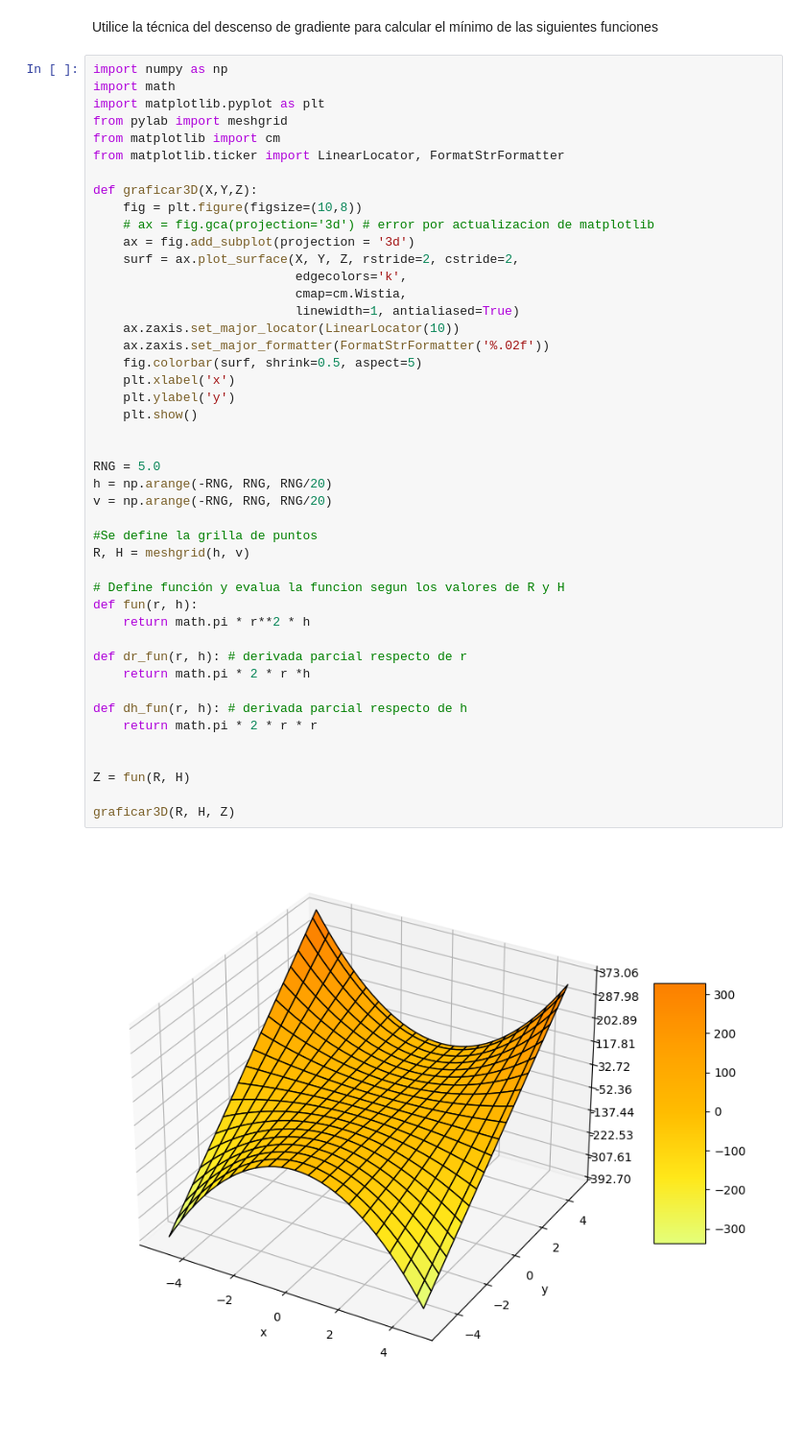
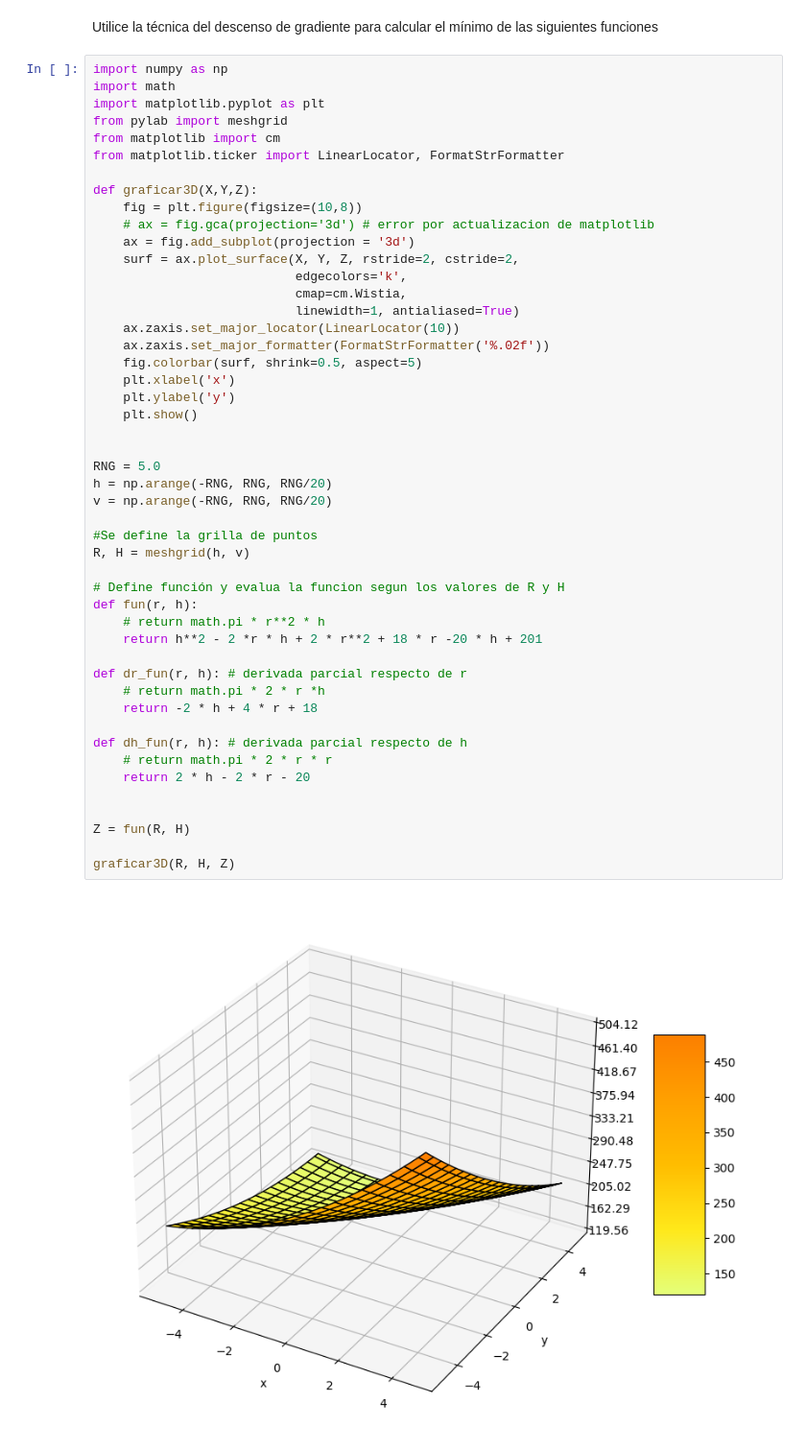
Before and after one commit to santi-nihany/deep-learning, a Jupyter notebook: practica-3/utils/02_gradiente_funcion.ipynb, the cells around one changed output. Shown at 96% size. Saved outputs shown, nothing was run; the diff lists cells and outputs as text; blank space fills up the shorter version.

```diff
--- a/practica-3/utils/02_gradiente_funcion.ipynb
+++ b/practica-3/utils/02_gradiente_funcion.ipynb
@@ -20,37 +20,40 @@ def graficar3D(X,Y,Z):
                            edgecolors='k',
                            cmap=cm.Wistia,
                            linewidth=1, antialiased=True)
     ax.zaxis.set_major_locator(LinearLocator(10))
     ax.zaxis.set_major_formatter(FormatStrFormatter('%.02f'))
     fig.colorbar(surf, shrink=0.5, aspect=5)
     plt.xlabel('x')
     plt.ylabel('y')
     plt.show()
 
 
 RNG = 5.0
 h = np.arange(-RNG, RNG, RNG/20)
 v = np.arange(-RNG, RNG, RNG/20)
 
 #Se define la grilla de puntos
 R, H = meshgrid(h, v)
 
 # Define función y evalua la funcion segun los valores de R y H
 def fun(r, h):
-    return math.pi * r**2 * h
+    # return math.pi * r**2 * h
+    return h**2 - 2 *r * h + 2 * r**2 + 18 * r -20 * h + 201
 
 def dr_fun(r, h): # derivada parcial respecto de r
-    return math.pi * 2 * r *h
+    # return math.pi * 2 * r *h
+    return -2 * h + 4 * r + 18
 
 def dh_fun(r, h): # derivada parcial respecto de h
-    return math.pi * 2 * r * r
+    # return math.pi * 2 * r * r
+    return 2 * h - 2 * r - 20
 
 
 Z = fun(R, H)
 
 graficar3D(R, H, Z)
 # %% [output]
-[figure, old version]
+[figure, new version]
 # %%
 # Este script sirve para los puntos 2, 3 y 4 de la práctica
 import math
```
Also changed, not shown: parts of 2 cells of this notebook, 6 other files.
